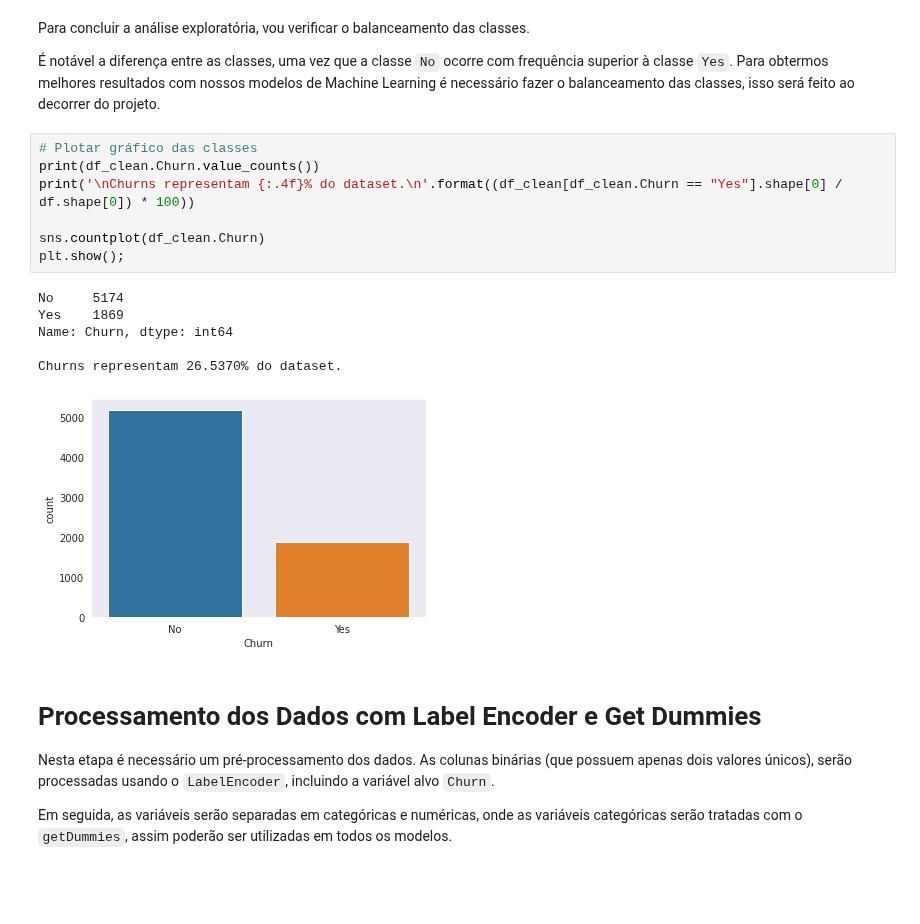
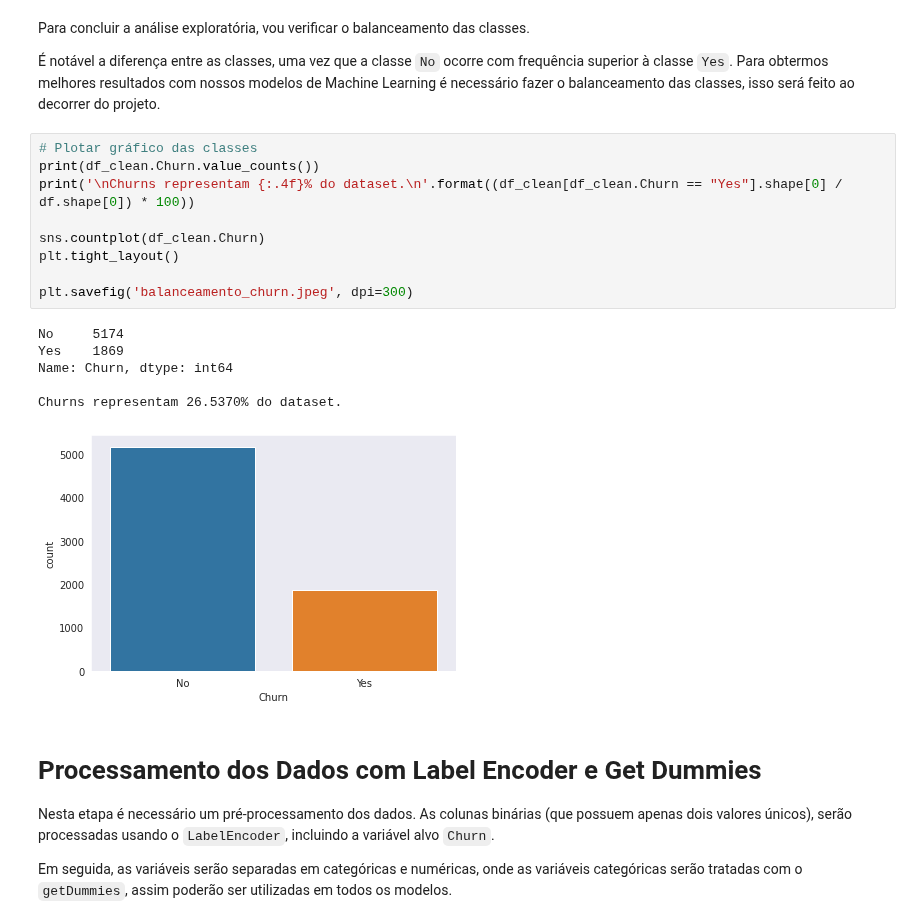
Before and after one commit to JoaoGustavo29/Portfolio_DataScience, a Jupyter notebook: Churn_Prediction_para_uma_empresa_de_Telecomunicações.ipynb, the cells around one changed output. Drawn from its saved outputs; the diff is of its cells as text; blank space fills up the shorter version.

```diff
--- a/Churn_Prediction_para_uma_empresa_de_Telecomunicações.ipynb
+++ b/Churn_Prediction_para_uma_empresa_de_Telecomunicações.ipynb
@@ -349,17 +355,19 @@ Para concluir a análise exploratória, vou verificar o balanceamento das classe
 # %%
 # Plotar gráfico das classes
 print(df_clean.Churn.value_counts())
 print('\nChurns representam {:.4f}% do dataset.\n'.format((df_clean[df_clean.Churn == "Yes"].shape[0] / df.shape[0]) * 100))
 
 sns.countplot(df_clean.Churn)
-plt.show();
+plt.tight_layout()
+
+plt.savefig('balanceamento_churn.jpeg', dpi=300)
 # %% [output]
 No     5174
 Yes    1869
 Name: Churn, dtype: int64
 
 Churns representam 26.5370% do dataset.
-[figure, old version]
+[figure, new version]
 # %% [markdown]
 # Processamento dos Dados com Label Encoder e Get Dummies
 
```
Also changed, not shown: parts of 3 cells of this notebook.
